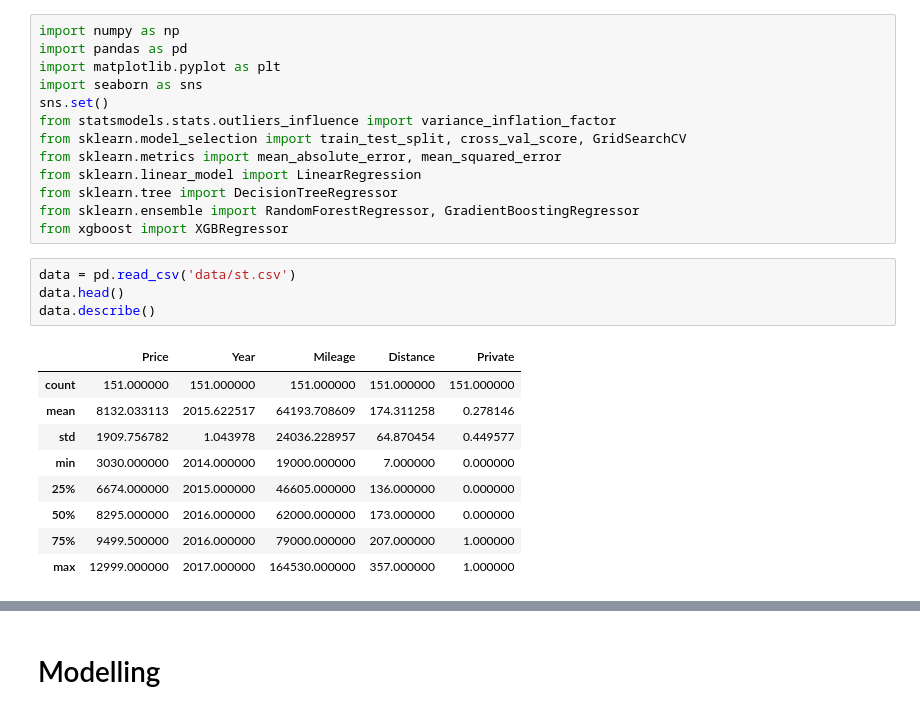
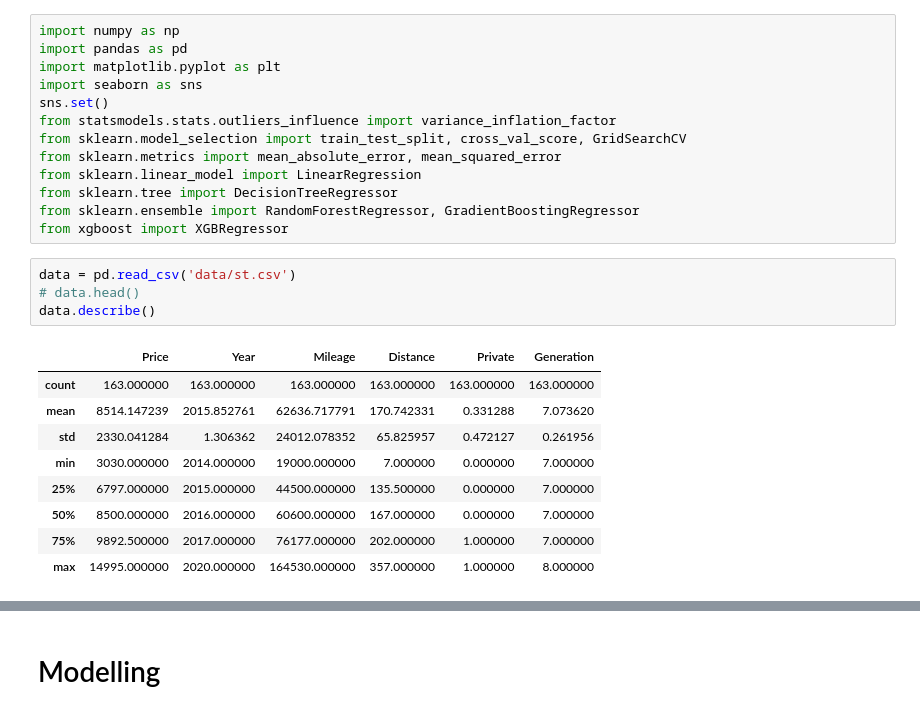
Before and after one commit to jamesdeluk/data-projects, a Jupyter notebook: st.ipynb, the cells around one changed output, grey strips where cells are left out. Saved outputs shown, nothing was run; the diff lists cells and outputs as text.

```diff
--- a/st.ipynb
+++ b/st.ipynb
@@ -15,15 +15,15 @@ from sklearn.ensemble import RandomForestRegressor, GradientBoostingRegressor
 from xgboost import XGBRegressor
 # %%
 data = pd.read_csv('data/st.csv')
-data.head()
+# data.head()
 data.describe()
 # %% [output]
-|  | Price | Year | Mileage | Distance | Private |
-| count | 151.000000 | 151.000000 | 151.000000 | 151.000000 | 151.000000 |
-| mean | 8132.033113 | 2015.622517 | 64193.708609 | 174.311258 | 0.278146 |
-| std | 1909.756782 | 1.043978 | 24036.228957 | 64.870454 | 0.449577 |
-| min | 3030.000000 | 2014.000000 | 19000.000000 | 7.000000 | 0.000000 |
-| 25% | 6674.000000 | 2015.000000 | 46605.000000 | 136.000000 | 0.000000 |
-| 50% | 8295.000000 | 2016.000000 | 62000.000000 | 173.000000 | 0.000000 |
-| 75% | 9499.500000 | 2016.000000 | 79000.000000 | 207.000000 | 1.000000 |
-| max | 12999.000000 | 2017.000000 | 164530.000000 | 357.000000 | 1.000000 |
+|  | Price | Year | Mileage | Distance | Private | Generation |
+| count | 163.000000 | 163.000000 | 163.000000 | 163.000000 | 163.000000 | 163.000000 |
+| mean | 8514.147239 | 2015.852761 | 62636.717791 | 170.742331 | 0.331288 | 7.073620 |
+| std | 2330.041284 | 1.306362 | 24012.078352 | 65.825957 | 0.472127 | 0.261956 |
+| min | 3030.000000 | 2014.000000 | 19000.000000 | 7.000000 | 0.000000 | 7.000000 |
+| 25% | 6797.000000 | 2015.000000 | 44500.000000 | 135.500000 | 0.000000 | 7.000000 |
+| 50% | 8500.000000 | 2016.000000 | 60600.000000 | 167.000000 | 0.000000 | 7.000000 |
+| 75% | 9892.500000 | 2017.000000 | 76177.000000 | 202.000000 | 1.000000 | 7.000000 |
+| max | 14995.000000 | 2020.000000 | 164530.000000 | 357.000000 | 1.000000 | 8.000000 |
```
Also changed, not shown: parts of 15 cells of this notebook, 1 other file.
